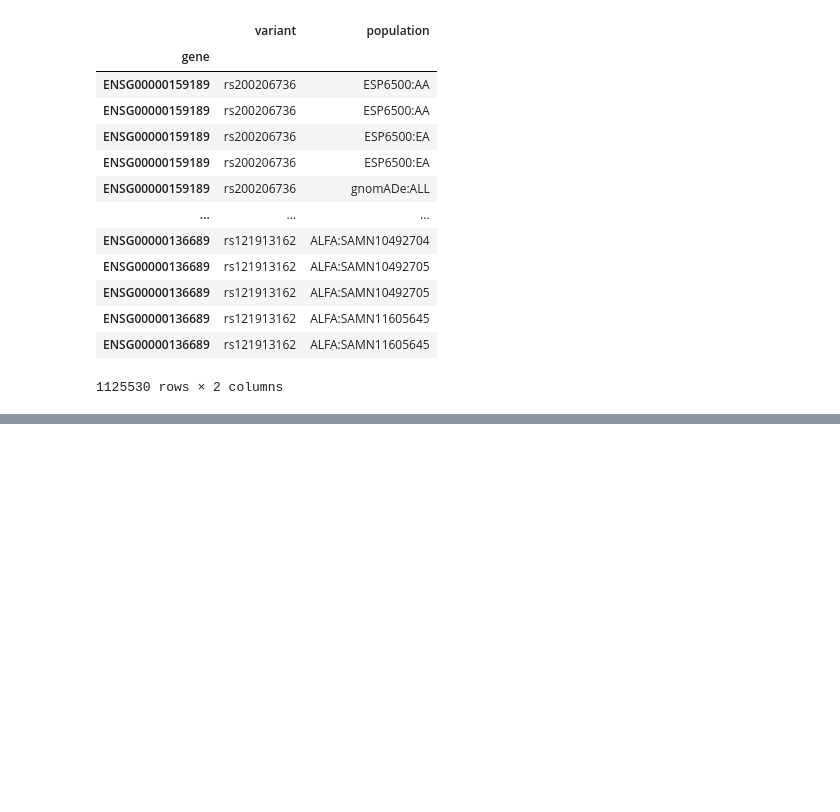
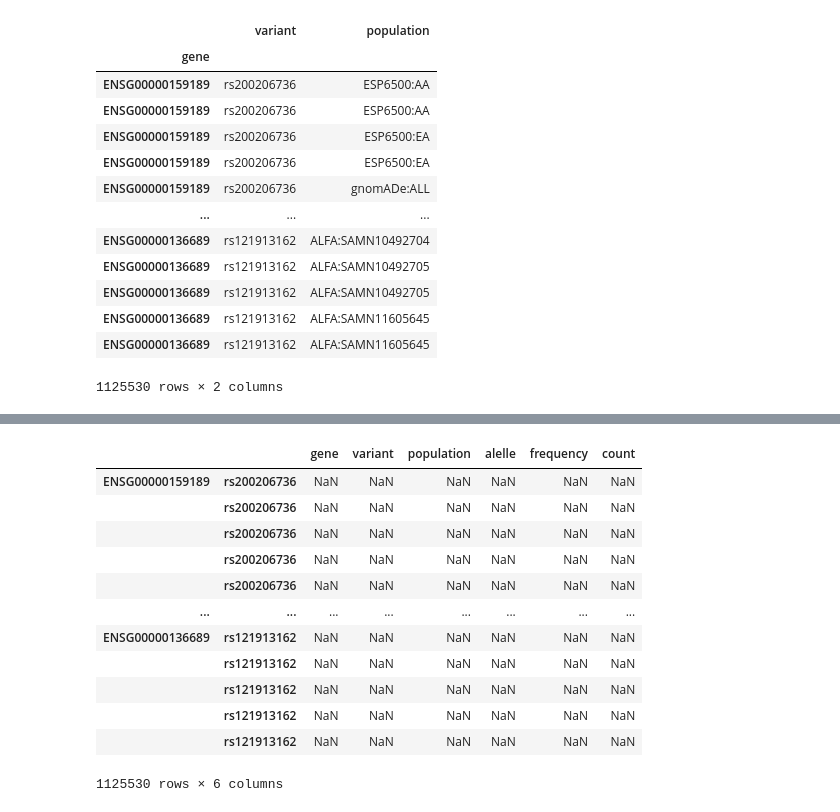
Before and after one commit to lgdc-ufpa/immunogenetic-applications-in-covid-19, a Jupyter notebook: sprint4_data_visualization/sprint4_2_data_visualizations/main.ipynb, the cells around one changed output, grey strips where cells are left out. Saved outputs shown, nothing was run; the diff lists cells and outputs as text; code cells hidden in the pictures; blank space fills up the shorter version.

```diff
--- a/sprint4_data_visualization/sprint4_2_data_visualizations/main.ipynb
+++ b/sprint4_data_visualization/sprint4_2_data_visualizations/main.ipynb
@@ -112,0 +188,10 @@ df_hmp1_indexed_gene
+# %%
+# continuing
+# df_hmp1_indexed_gene.describe()
+# df_hmp1_indexed_gene.describe()
+outside = df['gene']
+inside = df['variant']
+tuple_hier_index = list(zip(outside, inside))
+# print(tuple_hier_index)
+hier_index = pd.MultiIndex.from_tuples(tuple_hier_index)
+hier_index
@@ -112,0 +216,18 @@ df_hmp1_indexed_gene
+# %%
+df_gene_variant_indexed = pd.DataFrame(df, index=hier_index, columns=df.columns)
+df_gene_variant_indexed
+# df
+# %% [output]
+|  |  | gene | variant | population | alelle | frequency | count |
+| ENSG00000159189 | rs200206736 | NaN | NaN | NaN | NaN | NaN | NaN |
+|  | rs200206736 | NaN | NaN | NaN | NaN | NaN | NaN |
+|  | rs200206736 | NaN | NaN | NaN | NaN | NaN | NaN |
+|  | rs200206736 | NaN | NaN | NaN | NaN | NaN | NaN |
+|  | rs200206736 | NaN | NaN | NaN | NaN | NaN | NaN |
+| ... | ... | ... | ... | ... | ... | ... | ... |
+| ENSG00000136689 | rs121913162 | NaN | NaN | NaN | NaN | NaN | NaN |
+|  | rs121913162 | NaN | NaN | NaN | NaN | NaN | NaN |
+|  | rs121913162 | NaN | NaN | NaN | NaN | NaN | NaN |
+|  | rs121913162 | NaN | NaN | NaN | NaN | NaN | NaN |
+|  | rs121913162 | NaN | NaN | NaN | NaN | NaN | NaN |
+1125530 rows × 6 columns
```
Also changed, not shown: parts of 14 cells of this notebook.
